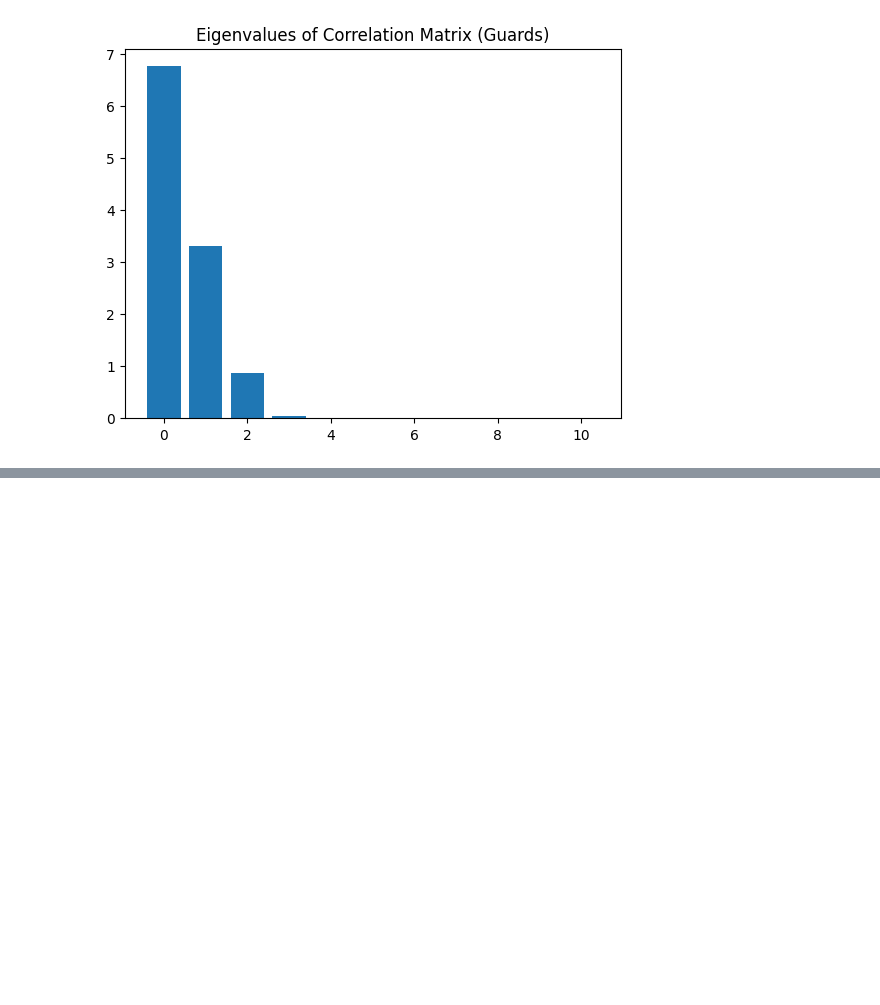
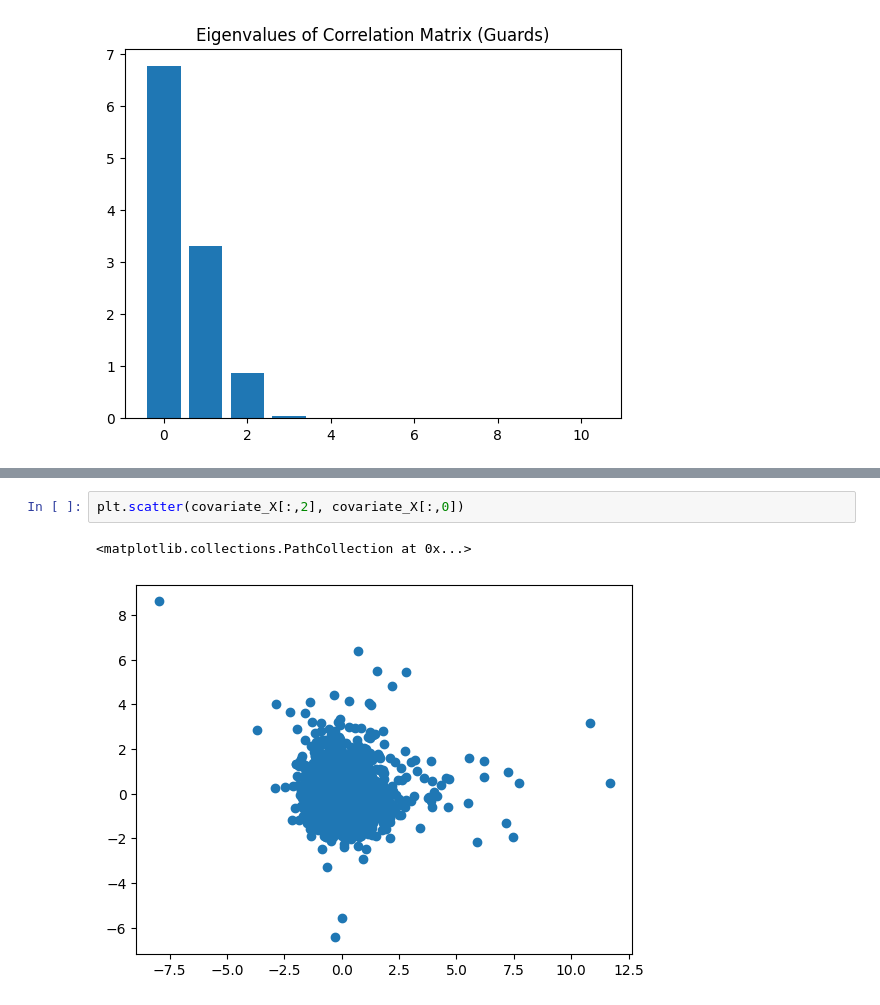
Before and after one commit to abrahme/nba_functional_analysis, a Jupyter notebook: HSGPFunctional.ipynb, the cells around one changed output, grey strips where cells are left out. Drawn from its saved outputs; the diff is of its cells as text; blank space fills up the shorter version.

```diff
--- a/HSGPFunctional.ipynb
+++ b/HSGPFunctional.ipynb
@@ -412,0 +539,5 @@ Text(0.5, 1.0, 'Eigenvalues of Correlation Matrix (Guards)')
+# %%
+plt.scatter(covariate_X[:,2], covariate_X[:,0])
+# %% [output]
+<matplotlib.collections.PathCollection at 0x...>
+[figure, added]
```
Also changed, not shown: parts of 21 cells of this notebook.
